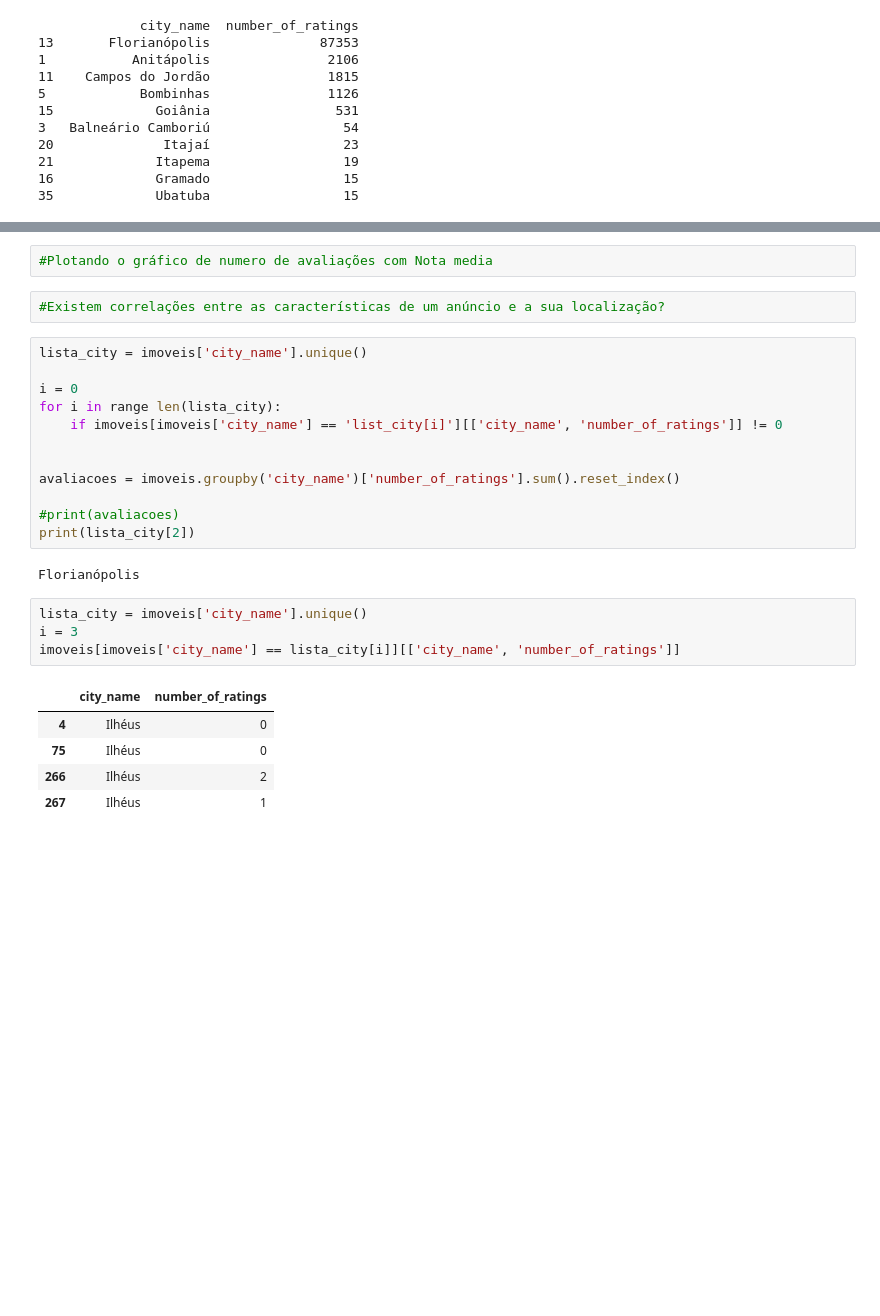
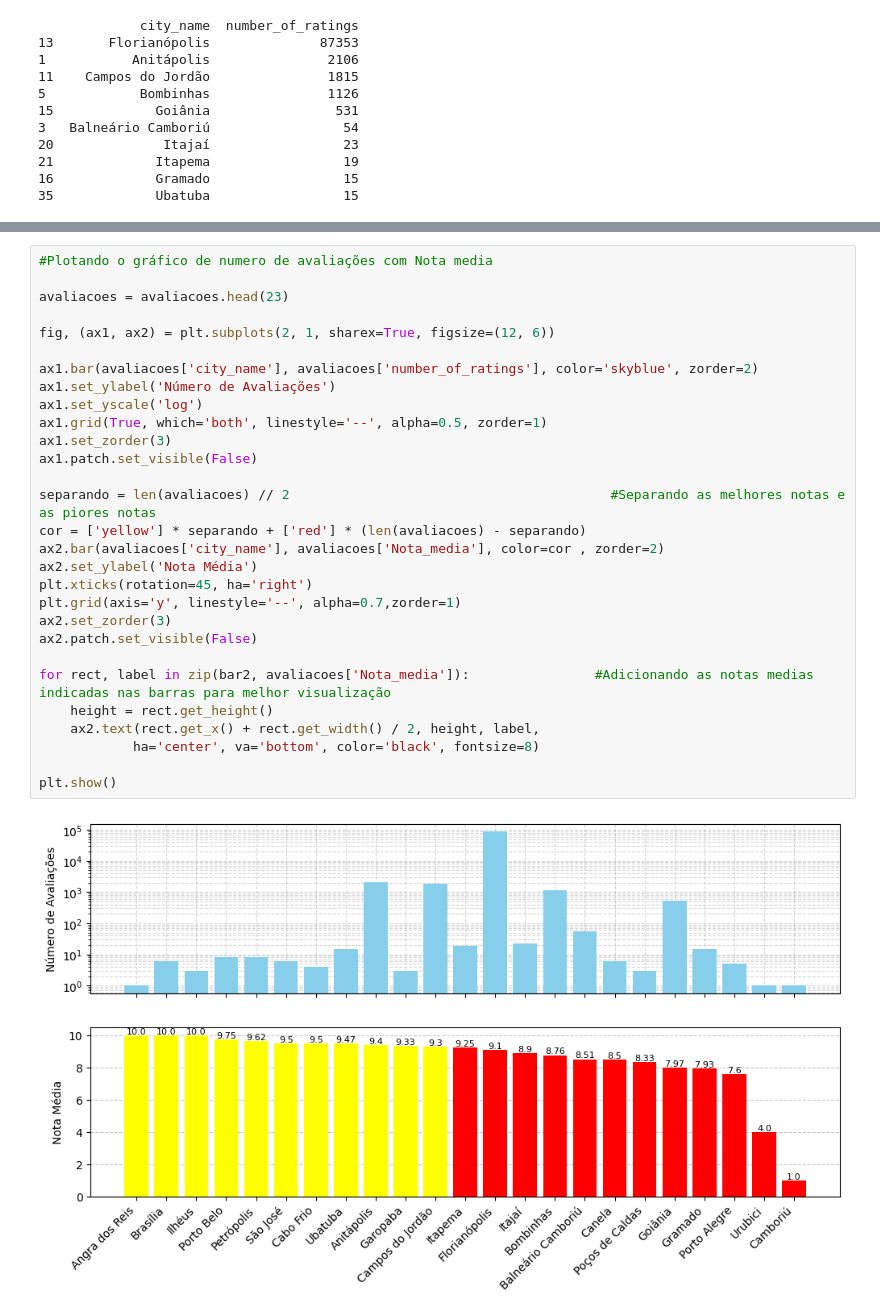
Before and after one commit to JoaoADAP/seazone-data-challenge, a Jupyter notebook: seazone-data-challenge.ipynb, the cells around one changed output, grey strips where cells are left out. Drawn from its saved outputs; the diff is of its cells as text; blank space fills up the shorter version.

```diff
--- a/seazone-data-challenge.ipynb
+++ b/seazone-data-challenge.ipynb
@@ -147,31 +153,34 @@ avaliacoes[['city_name','Nota_media']].head(10)
 | 35 | Ubatuba | 9.47 |
 | 1 | Anitápolis | 9.40 |
 | 14 | Garopaba | 9.33 |
-# %%
-#Plotando o gráfico de numero de avaliações com Nota media
-# %%
-#Existem correlações entre as características de um anúncio e a sua localização?
-# %%
-lista_city = imoveis['city_name'].unique()
-
-i = 0
-for i in range len(lista_city):
-    if imoveis[imoveis['city_name'] == 'list_city[i]'][['city_name', 'number_of_ratings']] != 0
-
-
-avaliacoes = imoveis.groupby('city_name')['number_of_ratings'].sum().reset_index()
-
-#print(avaliacoes)
-print(lista_city[2])
-# %% [output]
-Florianópolis
-# %%
-lista_city = imoveis['city_name'].unique()
-i = 3
-imoveis[imoveis['city_name'] == lista_city[i]][['city_name', 'number_of_ratings']]
-# %% [output]
-|  | city_name | number_of_ratings |
-| 4 | Ilhéus | 0 |
-| 75 | Ilhéus | 0 |
-| 266 | Ilhéus | 2 |
-| 267 | Ilhéus | 1 |
+# %%
+#Plotando o gráfico de numero de avaliações com Nota media
+
+avaliacoes = avaliacoes.head(23)
+
+fig, (ax1, ax2) = plt.subplots(2, 1, sharex=True, figsize=(12, 6))
+
+ax1.bar(avaliacoes['city_name'], avaliacoes['number_of_ratings'], color='skyblue', zorder=2)
+ax1.set_ylabel('Número de Avaliações')
+ax1.set_yscale('log')
+ax1.grid(True, which='both', linestyle='--', alpha=0.5, zorder=1)
+ax1.set_zorder(3)
+ax1.patch.set_visible(False)
+
+separando = len(avaliacoes) // 2                                         #Separando as melhores notas e as piores notas
+cor = ['yellow'] * separando + ['red'] * (len(avaliacoes) - separando)
+ax2.bar(avaliacoes['city_name'], avaliacoes['Nota_media'], color=cor , zorder=2)
+ax2.set_ylabel('Nota Média')
+plt.xticks(rotation=45, ha='right')
+plt.grid(axis='y', linestyle='--', alpha=0.7,zorder=1)
+ax2.set_zorder(3)
+ax2.patch.set_visible(False)
+
+for rect, label in zip(bar2, avaliacoes['Nota_media']):                #Adicionando as notas medias indicadas nas barras para melhor visualização
+    height = rect.get_height()
+    ax2.text(rect.get_x() + rect.get_width() / 2, height, label,
+            ha='center', va='bottom', color='black', fontsize=8)
+
+plt.show()
+# %% [output]
+[figure, added]
```
Also changed, not shown: parts of 27 cells of this notebook.
